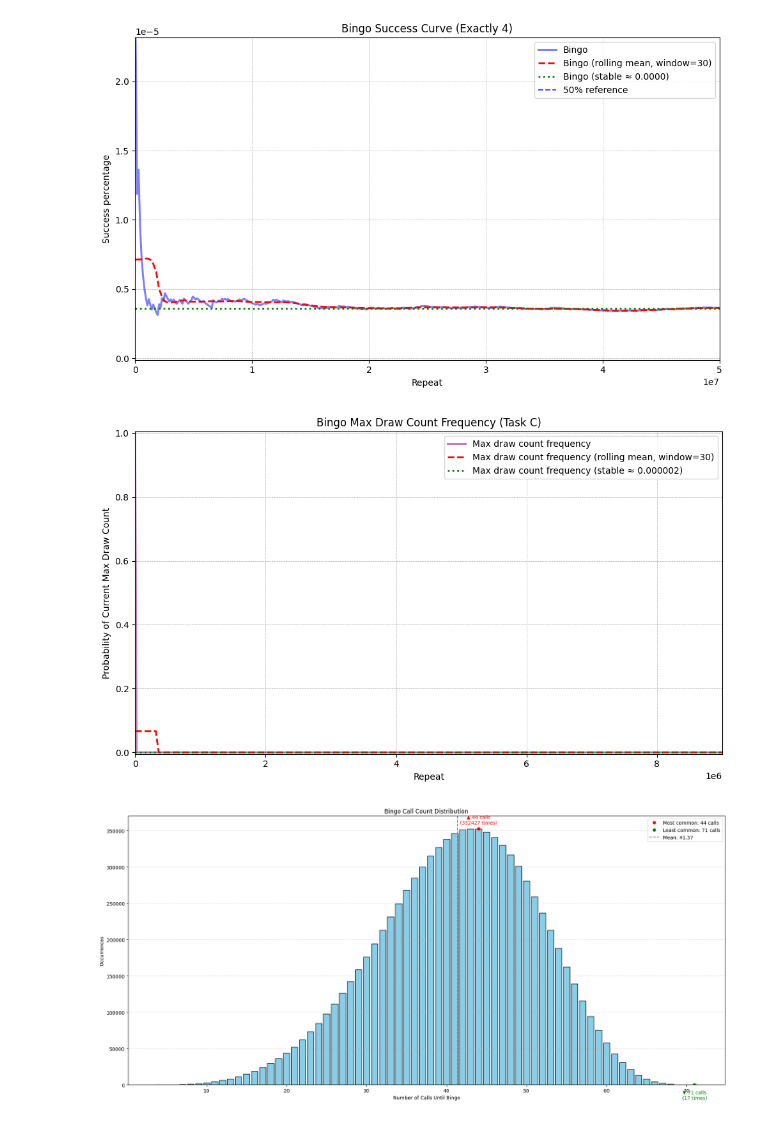
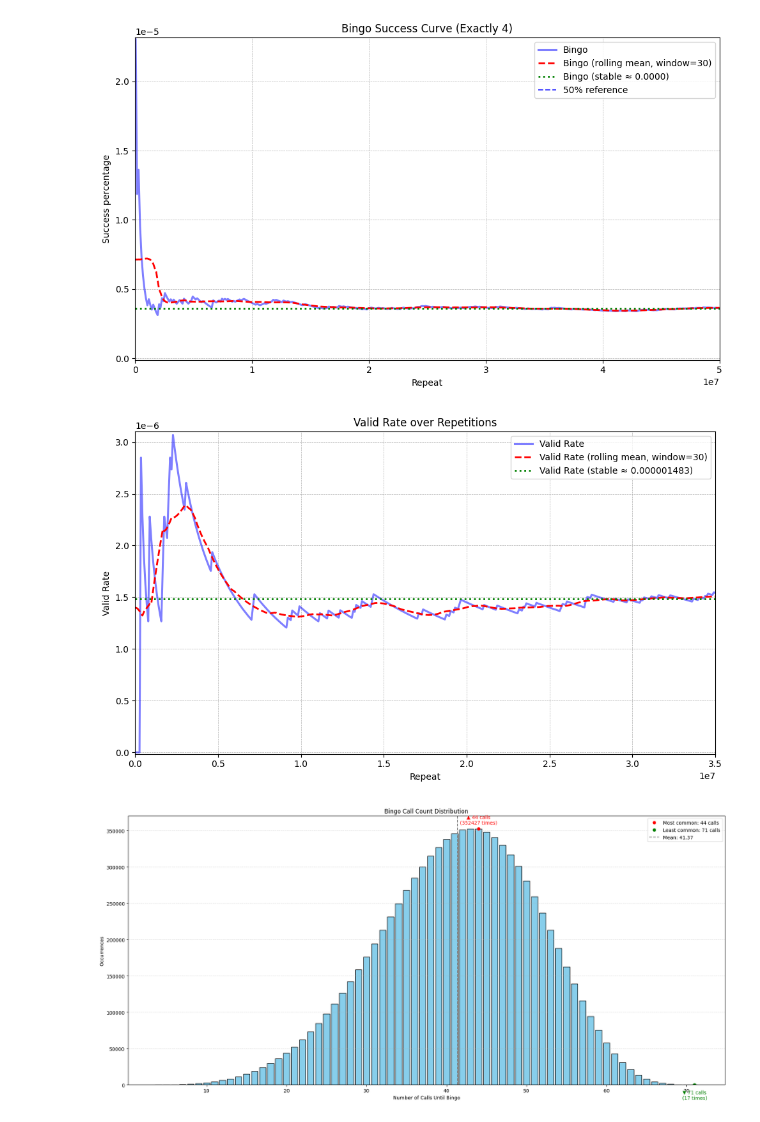
Before and after one commit to SorataBaka/kosen-5, a Jupyter notebook: random-simulation/plot.ipynb, the cells around one changed output. Cells and saved outputs as stored; diff of their text form; code cells hidden in the pictures.

```diff
--- a/random-simulation/plot.ipynb
+++ b/random-simulation/plot.ipynb
@@ -405,91 +405,91 @@ plt.show()
 # %%
 #!/usr/bin/env python3
 """
-Plot Bingo simulation results from a CSV file for Task C.
-Shows the frequency of the *current maximum* Bingo call count observed so far.
-Only includes lines where percentage > 0.
+Plot Valid Rate simulation results from a CSV file.
+Includes interpolation, rolling average smoothing, and final stable average.
 """
+
 import csv
 import matplotlib.pyplot as plt
 import numpy as np
 from scipy.interpolate import make_interp_spline
 from scipy.ndimage import uniform_filter1d
 
-# ---------------- CONFIG ----------------
-FILENAME = "bingo-3.txt"  # Adjust to your actual CSV file name
-ROLL_WINDOW = 30          # Smoothing window
-STABLE_SPAN = 50          # Final segment to average for stable line
-# ----------------------------------------
+# === CONFIG ===
+FILENAME = "bingo-3.txt"
+ROLL_WINDOW = 30
+STABLE_SPAN = 100
+LABEL_NAME = "Valid Rate"
+Y_COLUMN = "valid_rate"
 
-x_data, y_data = [], []
+# === Load Data ===
+x_vals, y_vals = [], []
 
 with open(FILENAME, newline="") as f:
     reader = csv.DictReader(f)
     for row in reader:
         try:
-            repeat = int(row["repeat"])
-            pct = float(row["percentage"])
-            if pct > 0:
-                x_data.append(repeat)
-                y_data.append(pct)
+            x = int(row["repeat"])
+            y = float(row[Y_COLUMN])
+            x_vals.append(x)
+            y_vals.append(y)
         except (ValueError, KeyError):
             continue
 
-# ── Axis limit calculation ─────────────────────────────────────────────────────
-if y_data:
-    ymax = max(y_data)
-else:
-    ymax = 0.0
+# === Determine Y-axis range ===
+ymax = max(y_vals) if y_vals else 0.0
 margin = 0.005 * (1 if ymax == 0 else ymax)
 ylow = -margin
 yhigh = ymax + margin
 
-# ── Interpolated smooth plot with extras ────────────────────────────────────────
+# === Plotting Function ===
 def sorted_spline(x, y, color, label, s=400):
     if len(x) < 4:
         plt.plot(x, y, color=color, linestyle='-', marker='o', label=f"{label} (raw)")
         return
 
-    x_np, y_np = np.array(x), np.array(y)
+    x_np = np.array(x)
+    y_np = np.array(y)
     sorted_idx = np.argsort(x_np)
-    x_sorted, y_sorted = x_np[sorted_idx], y_np[sorted_idx]
+    x_sorted = x_np[sorted_idx]
+    y_sorted = y_np[sorted_idx]
 
     x_smooth = np.linspace(x_sorted.min(), x_sorted.max(), s)
     spline = make_interp_spline(x_sorted, y_sorted, k=3)
     y_smooth = spline(x_smooth)
 
+    # Main smooth line
     plt.plot(x_smooth, y_smooth, color=color, linewidth=2.2, alpha=0.5, label=label)
 
-    # Rolling average line
+    # Rolling mean using uniform_filter1d
     rolling = uniform_filter1d(y_smooth, size=ROLL_WINDOW)
     plt.plot(x_smooth, rolling, color="red", linestyle='--', linewidth=2, alpha=1.0,
              label=f"{label} (rolling mean, window={ROLL_WINDOW})")
 
-    # Stable segment average
+    # Final stable average line
     final_span = min(STABLE_SPAN, len(y_smooth))
     if final_span >= 5:
         stable_avg = np.mean(y_smooth[-final_span:])
         plt.axhline(stable_avg, color="green", linestyle=":", linewidth=2, alpha=1.0,
-                    label=f"{label} (stable ≈ {stable_avg:.6f})")
+                    label=f"{label} (stable ≈ {stable_avg:.9f})")
 
-
-# ── Plot setup ────────────────────────────────────────────────────────────────
+# === Final Plot ===
 plt.figure(figsize=(10, 6))
 
-if x_data:
-    sorted_spline(x_data, y_data, color="purple", label="Max draw count frequency")
+if x_vals:
+    sorted_spline(x_vals, y_vals, color="blue", label=LABEL_NAME)
 
-plt.title("Bingo Max Draw Count Frequency (Task C)")
+plt.title("Valid Rate over Repetitions")
 plt.xlabel("Repeat")
-plt.ylabel("Probability of Current Max Draw Count")
-plt.xlim(0, max(x_data, default=10) + 1)
+plt.ylabel("Valid Rate")
+plt.xlim(0, max(x_vals, default=10) + 1)
 plt.ylim(ylow, yhigh)
 plt.grid(True, linestyle="--", linewidth=0.5)
 plt.legend()
 plt.tight_layout()
 plt.show()
 # %% [output]
-[figure, old version]
+[figure, new version]
 # %%
 #!/usr/bin/env python3
 """
```
Also changed, not shown: 7 other files.
